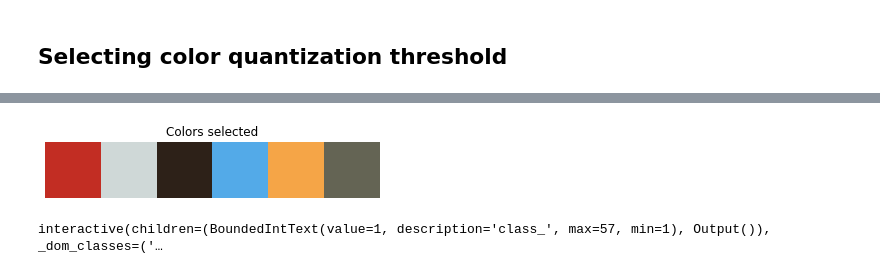
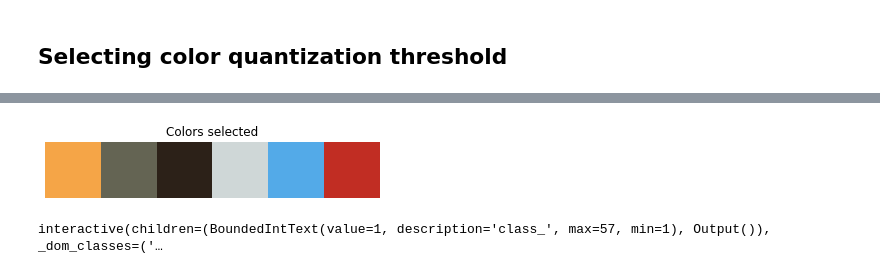
Before and after one commit to Whojo/Dobble-master-race, a Jupyter notebook: color-histogram.ipynb, the cells around one changed output, grey strips where cells are left out. Cells and saved outputs as stored; diff of their text form; code cells hidden in the pictures.

```diff
--- a/color-histogram.ipynb
+++ b/color-histogram.ipynb
@@ -75,9 +75,10 @@ from tqdm import tqdm
 
 inertias = []
 new_colors = []
-color_range = (2, 20)
+color_models = []
+color_range = (2, 40)
 
-# Compute new_colors and inertias
+# Compute new_colors and inertias and color_models
 for i in tqdm(range(*color_range)):
     kmeans = KMeans(n_clusters=i, random_state=42)
 
@@ -86,5 +87,7 @@ for i in tqdm(range(*color_range)):
 
     new_color = kmeans.cluster_centers_.astype(np.uint8)
     new_colors.append(new_color)
+
+    color_models.append(kmeans)
 # %%
 nb_opti_color = 6
@@ -118,12 +121,11 @@ ax_arr[0].annotate(r"it's here", xy=(nb_opti_color, inertias[nb_opti_color - col
 # %%
 # Example of color sampling
 nb_color = nb_opti_color
 
-kmeans = KMeans(n_clusters=nb_color, random_state=42)
-kmeans.fit(sample_pxls)
-new_color_lut = kmeans.cluster_centers_.astype(np.uint8)
+color_model = color_models[nb_color - color_range[0]]
+new_color_lut = new_colors[nb_color - color_range[0]]
 
 plt.imshow(new_color_lut[np.newaxis, :, :]); plt.axis("off"); plt.title("Colors selected");
 # %% [output]
-[figure, old version]
+[figure, new version]
 # %%
```
Also changed, not shown: parts of 10 cells of this notebook.
